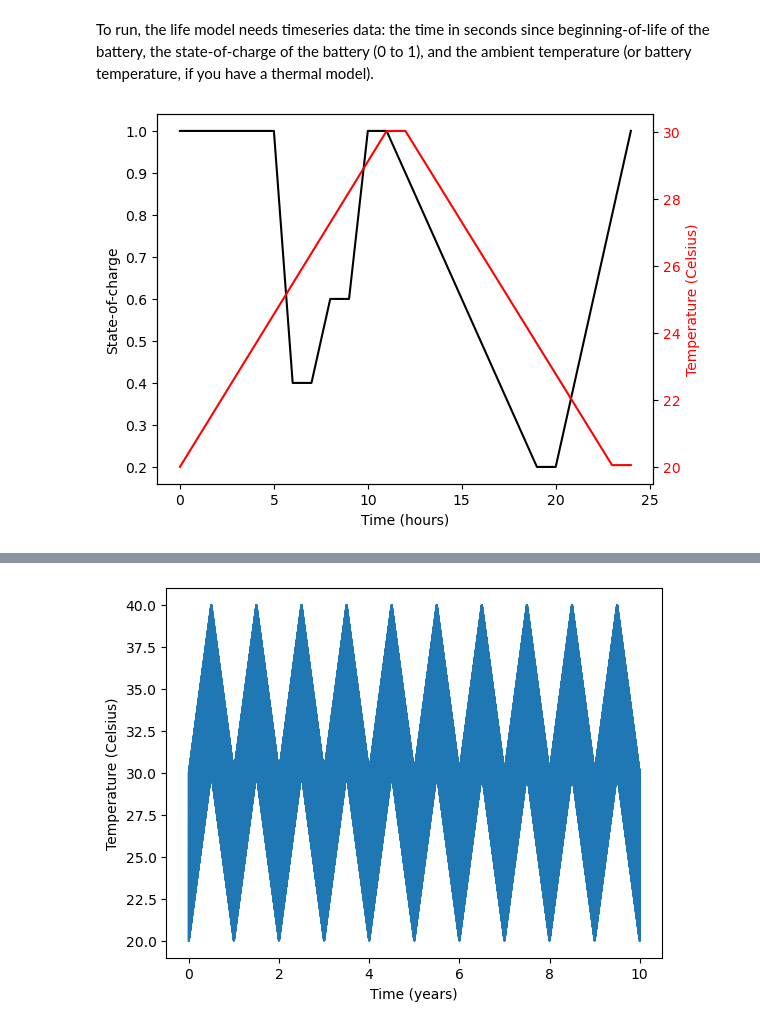
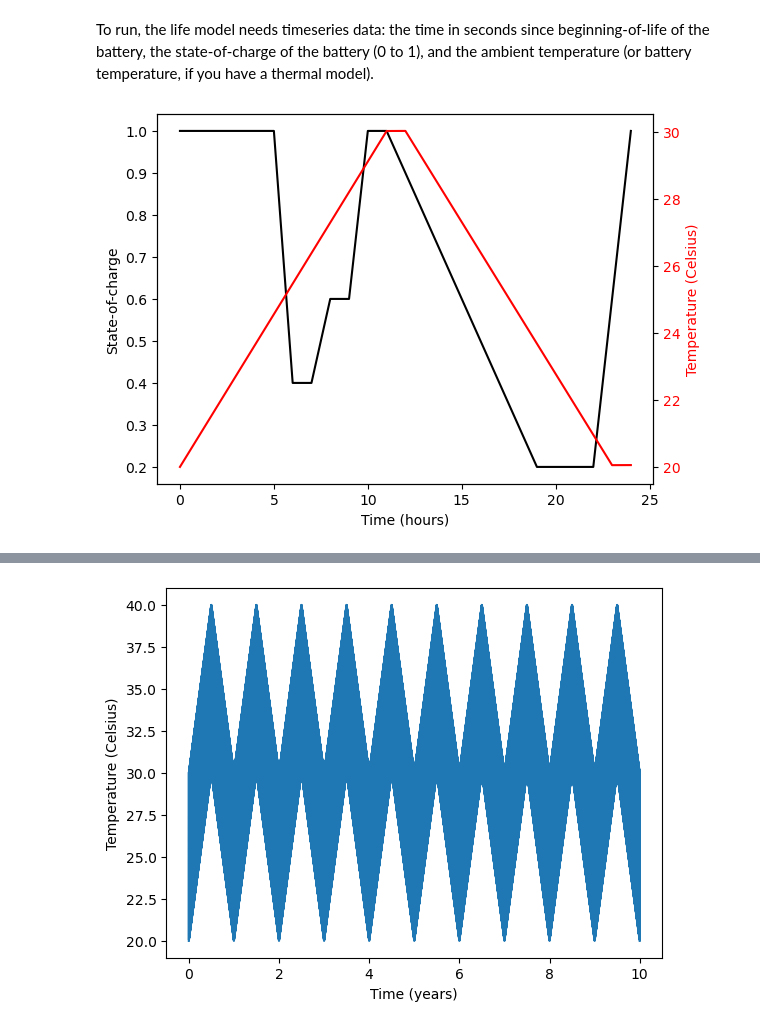
Before and after one commit to NREL/BLAST-Lite, a Jupyter notebook: example.ipynb, the cells around one changed output, grey strips where cells are left out. Cells and saved outputs as stored; diff of their text form; code cells hidden in the pictures.

```diff
--- a/example.ipynb
+++ b/example.ipynb
@@ -17,32 +17,32 @@ soc = np.tile(
     np.array(
         [1, 1, 1, 1, 1, 1,
         0.4, 0.4, 0.6, 0.6, 1, 1,
         0.9, 0.8, 0.7, 0.6, 0.5, 0.4,
-        0.3, 0.2, 0.2, 0.4, 0.6, 0.8]
+        0.3, 0.2, 0.2, 0.2, 0.2, 0.6]
         ),
     years * 365
 )
 soc = np.append(soc, 1)
 
 TdegC = (
     np.tile(np.concatenate([np.linspace(25, 35, 12), np.linspace(35, 25, 12)]),
     int(len(t_hours)/24))
     + np.tile(np.concatenate([np.linspace(-5, 5, 24*182), np.linspace(5, -5, 24*183)]),
     int(len(t_hours)/(24*365)))
 )
 TdegC = np.append(TdegC, 20)
 
 t_secs = t_hours * 3600
 
 fig, ax1 = plt.subplots()
 ax1.plot(t_hours[:25], soc[:25], '-k')
 ax1.set_xlabel('Time (hours)')
 ax1.set_ylabel('State-of-charge')
 
 ax2 = ax1.twinx()
 ax2.plot(t_hours[:25], TdegC[:25], '-r')
 ax2.tick_params(axis='y', labelcolor='r')
 ax2.set_ylabel('Temperature (Celsius)', color='r')
 plt.show()
 # %% [output]
-[figure, old version]
+[figure, new version]
```
Also changed, not shown: parts of 10 cells of this notebook, 2 other files.
